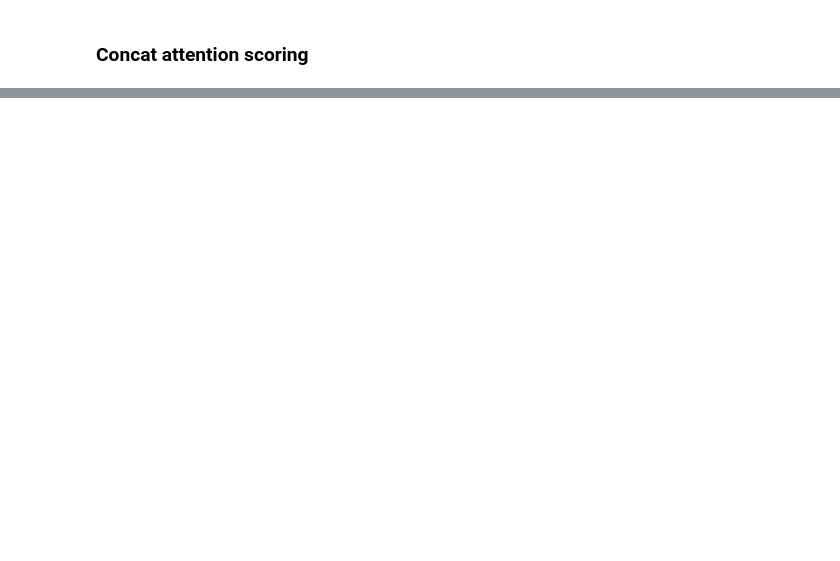
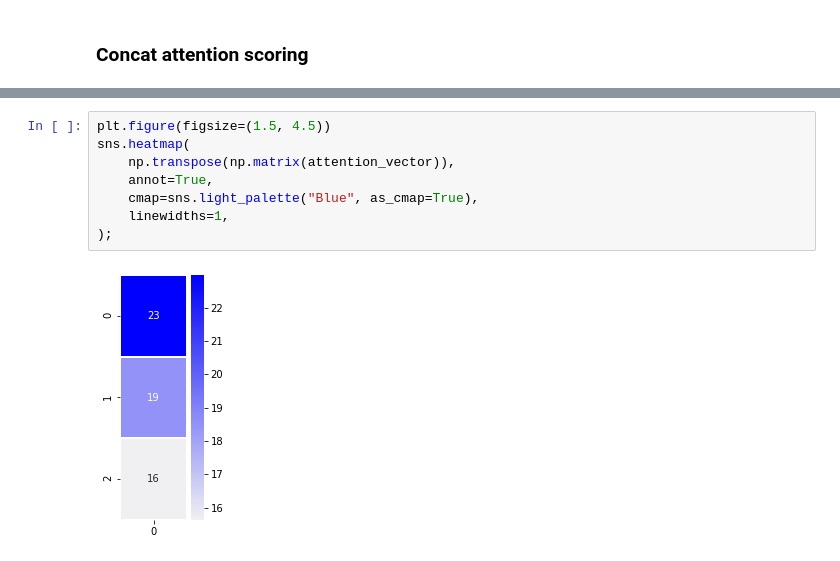
Before and after one commit to Illumaria/made-natural-language-processing, a Jupyter notebook: 04-machine-translation-and-attention/04_attention_basics.ipynb, the cells around one changed output, grey strips where cells are left out. Saved outputs shown, nothing was run; the diff lists cells and outputs as text; blank space fills up the shorter version.

```diff
--- a/04-machine-translation-and-attention/04_attention_basics.ipynb
+++ b/04-machine-translation-and-attention/04_attention_basics.ipynb
@@ -288,0 +297,10 @@ ax = sns.heatmap(
+# %%
+plt.figure(figsize=(1.5, 4.5))
+sns.heatmap(
+    np.transpose(np.matrix(attention_vector)),
+    annot=True,
+    cmap=sns.light_palette("Blue", as_cmap=True),
+    linewidths=1,
+);
+# %% [output]
+[figure, added]
```
Also changed, not shown: parts of 11 cells of this notebook.
